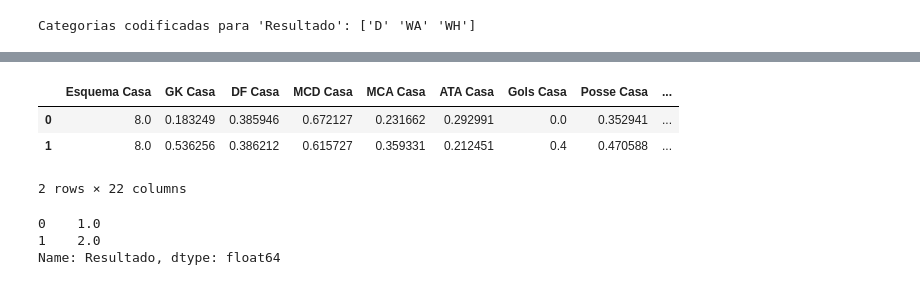
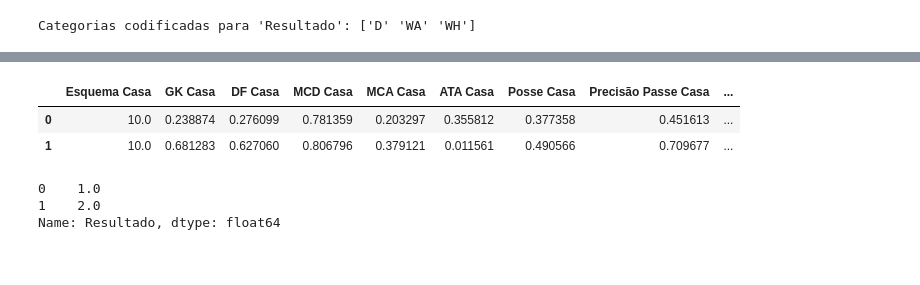
Before and after one commit to IgorScarpari/AI-System-for-Football-Analysis, a Jupyter notebook: AI System for Football Team Analysis.ipynb, the cells around one changed output, grey strips where cells are left out. Drawn from its saved outputs; the diff is of its cells as text; code cells hidden in the pictures.

```diff
--- a/AI System for Football Team Analysis.ipynb
+++ b/AI System for Football Team Analysis.ipynb
@@ -714,9 +556,9 @@ def calculateOverall(game, team, sector):
 # %%
 # Definir os nomes das colunas
 columns = ['Partida', 'Time Casa', 'Esquema Casa', 'GK Casa', 'DF Casa', 'MCD Casa', 'MCA Casa', 'ATA Casa',
-           'Gols Casa', 'Posse Casa', 'Precisão Passe Casa', 'Chutes Gol Casa', 'Defesas Casa',
+           'Posse Casa', 'Precisão Passe Casa', 'Chutes Gol Casa',
            'Time Fora', 'Esquema Fora', 'GK Fora', 'DF Fora', 'MCD Fora', 'MCA Fora', 'ATA Fora',
-           'Gols Fora', 'Posse Fora', 'Precisão Passe Fora', 'Chutes Gol Fora', 'Defesas Fora', 'Resultado']
+           'Posse Fora', 'Precisão Passe Fora', 'Chutes Gol Fora', 'Resultado']
 
 # Inicializar uma lista vazia para armazenar os dados
 data = []
@@ -735,10 +577,8 @@ for game in range(1, 39):
         overallHomeMCD = calculateOverall(game, row['Home'], 'MCD')
         overallHomeMCA = calculateOverall(game, row['Home'], 'MCA')
         overallHomeATA = calculateOverall(game, row['Home'], 'ATA')
-        homeGoal = df_Teams[(df_Teams['Home'] == row['Home']) & (df_Teams['Game'] == game)]['HomeGoal'].values[0]
         homePossession = df_Teams[(df_Teams['Home'] == row['Home']) & (df_Teams['Game'] == game)]['HomePossession'].values[0]
         homePassingAccuracy = df_Teams[(df_Teams['Home'] == row['Home']) & (df_Teams['Game'] == game)]['HomePassingAccuracy'].values[0]
-        homeShotsTarget = df_Teams[(df_Teams['Home'] == row['Home']) & (df_Teams['Game'] == game)]['HomeShotsTarget'].values[0]
         homeSaves = df_Teams[(df_Teams['Home'] == row['Home']) & (df_Teams['Game'] == game)]['HomeSaves'].values[0]
         away = df_Tactical[(df_Tactical['Game'] == game) & (df_Tactical['Team'] == row['Away'])]['Team'].iloc[0]
         schemaAway = df_Tactical[(df_Tactical['Game'] == game) & (df_Tactical['Team'] == row['Away'])]['Tactical'].iloc[0]
@@ -747,11 +587,9 @@ for game in range(1, 39):
         overallAwayMCD = calculateOverall(game, row['Away'], 'MCD')
         overallAwayMCA = calculateOverall(game, row['Away'], 'MCA')
         overallAwayATA = calculateOverall(game, row['Away'], 'ATA')
-        awayGoal = df_Teams[(df_Teams['Away'] == row['Away']) & (df_Teams['Game'] == game)]['AwayGoal'].values[0]
         awayPossession = df_Teams[(df_Teams['Away'] == row['Away']) & (df_Teams['Game'] == game)]['AwayPossession'].values[0]
         awayPassingAccuracy = df_Teams[(df_Teams['Away'] == row['Away']) & (df_Teams['Game'] == game)]['AwayPassingAccuracy'].values[0]
         awayShotsTarget = df_Teams[(df_Teams['Away'] == row['Away']) & (df_Teams['Game'] == game)]['AwayShotsTarget'].values[0]
-        awaySaves = df_Teams[(df_Teams['Away'] == row['Away']) & (df_Teams['Game'] == game)]['AwaySaves'].values[0]
 
         result = ''
         if(df_Teams[(df_Teams['Home'] == row['Home']) & (df_Teams['Game'] == game)]['HomeGoal'].values[0] > df_Teams[(df_Teams['Away'] == row['Away']) & (df_Teams['Game'] == game)]['AwayGoal'].values[0]):
@@ -763,9 +601,9 @@ for game in range(1, 39):
 
         # Adiciona os valores coletados na lista 'data' como uma sublista
         data.append([game, home, schemaHome, overallHomeGK, overallHomeDF, overallHomeMCD, overallHomeMCA, overallHomeATA,
-                     homeGoal, homePossession, homePassingAccuracy, homeShotsTarget, homeSaves,
+                     homePossession, homePassingAccuracy, homeSaves,
                      away, schemaAway, overallAwayGK, overallAwayDF, overallAwayMCD, overallAwayMCA, overallAwayATA,
-                     awayGoal, awayPossession, awayPassingAccuracy, awayShotsTarget, awaySaves, result])
+                     awayPossession, awayPassingAccuracy, awayShotsTarget, result])
 
 # Criar o DataFrame
 df_Analysis = pd.DataFrame(data, columns=columns)
@@ -1005,7 +972,6 @@ df_Analysis['Esquema Fora'] = encoder_schema_away.fit_transform(df_Analysis['Esq
 encoder_result = OrdinalEncoder()
 df_Analysis['Resultado'] = encoder_result.fit_transform(df_Analysis['Resultado'].values.reshape(-1,1))
 # %%
-#Verificar se será necessário a aplicação
 # Normalizando os dados das variáveis
 scaler_home_GK = MinMaxScaler()
 df_Analysis['GK Casa'] = scaler_home_GK.fit_transform(df_Analysis['GK Casa'].values.reshape(-1,1))
@@ -1017,16 +983,12 @@ scaler_home_MCA = MinMaxScaler()
 df_Analysis['MCA Casa'] = scaler_home_MCA.fit_transform(df_Analysis['MCA Casa'].values.reshape(-1,1))
 scaler_home_ATA = MinMaxScaler()
 df_Analysis['ATA Casa'] = scaler_home_ATA.fit_transform(df_Analysis['ATA Casa'].values.reshape(-1,1))
-scaler_home_Goal = MinMaxScaler()
-df_Analysis['Gols Casa'] = scaler_home_Goal.fit_transform(df_Analysis['Gols Casa'].values.reshape(-1,1))
 scaler_home_Possession = MinMaxScaler()
 df_Analysis['Posse Casa'] = scaler_home_Possession.fit_transform(df_Analysis['Posse Casa'].values.reshape(-1,1))
 scaler_home_PassingAccuracy = MinMaxScaler()
 df_Analysis['Precisão Passe Casa'] = scaler_home_PassingAccuracy.fit_transform(df_Analysis['Precisão Passe Casa'].values.reshape(-1,1))
 scaler_home_ShotsTarget = MinMaxScaler()
 df_Analysis['Chutes Gol Casa'] = scaler_home_ShotsTarget.fit_transform(df_Analysis['Chutes Gol Casa'].values.reshape(-1,1))
-scaler_home_Saves = MinMaxScaler()
-df_Analysis['Defesas Casa'] = scaler_home_Saves.fit_transform(df_Analysis['Defesas Casa'].values.reshape(-1,1))
 
 scaler_away_GK = MinMaxScaler()
 df_Analysis['GK Fora'] = scaler_away_GK.fit_transform(df_Analysis['GK Fora'].values.reshape(-1,1))
@@ -1038,16 +1000,12 @@ scaler_away_MCA = MinMaxScaler()
 df_Analysis['MCA Fora'] = scaler_away_MCA.fit_transform(df_Analysis['MCA Fora'].values.reshape(-1,1))
 scaler_away_ATA = MinMaxScaler()
 df_Analysis['ATA Fora'] = scaler_away_ATA.fit_transform(df_Analysis['ATA Fora'].values.reshape(-1,1))
-scaler_away_Goal = MinMaxScaler()
-df_Analysis['Gols Fora'] = scaler_away_Goal.fit_transform(df_Analysis['Gols Fora'].values.reshape(-1,1))
 scaler_away_Possession = MinMaxScaler()
 df_Analysis['Posse Fora'] = scaler_away_Possession.fit_transform(df_Analysis['Posse Fora'].values.reshape(-1,1))
 scaler_away_PassingAccuracy = MinMaxScaler()
 df_Analysis['Precisão Passe Fora'] = scaler_away_PassingAccuracy.fit_transform(df_Analysis['Precisão Passe Fora'].values.reshape(-1,1))
 scaler_away_ShotsTarget = MinMaxScaler()
 df_Analysis['Chutes Gol Fora'] = scaler_away_ShotsTarget.fit_transform(df_Analysis['Chutes Gol Fora'].values.reshape(-1,1))
-scaler_away_Saves = MinMaxScaler()
-df_Analysis['Defesas Fora'] = scaler_away_Saves.fit_transform(df_Analysis['Defesas Fora'].values.reshape(-1,1))
 # %%
 # Após ter ajustado (fit) o encoder no seu dataframe
 print("Categorias codificadas para 'Resultado':", encoder_result.categories_[0])
@@ -1136,15 +1091,15 @@ sns.heatmap(df_Analysis.corr(method = 'spearman'), annot=True)
 # %%
 # Armazenando as variáveis de entrada para o meu modelo.
 x = df_Analysis[['Esquema Casa', 'GK Casa', 'DF Casa', 'MCD Casa', 'MCA Casa', 'ATA Casa',
-                 'Gols Casa', 'Posse Casa', 'Precisão Passe Casa', 'Chutes Gol Casa', 'Defesas Casa',
+                  'Posse Casa', 'Precisão Passe Casa', 'Chutes Gol Casa',
                  'Esquema Fora', 'GK Fora', 'DF Fora', 'MCD Fora', 'MCA Fora', 'ATA Fora',
-                 'Gols Fora', 'Posse Fora', 'Precisão Passe Fora', 'Chutes Gol Fora', 'Defesas Fora']]
+                  'Posse Fora', 'Precisão Passe Fora', 'Chutes Gol Fora']]
+
 x.head(2)
 # %% [output]
-|  | Esquema Casa | GK Casa | DF Casa | MCD Casa | MCA Casa | ATA Casa | Gols Casa | Posse Casa | ... |
-| 0 | 8.0 | 0.183249 | 0.385946 | 0.672127 | 0.231662 | 0.292991 | 0.0 | 0.352941 | ... |
-| 1 | 8.0 | 0.536256 | 0.386212 | 0.615727 | 0.359331 | 0.212451 | 0.4 | 0.470588 | ... |
+|  | Esquema Casa | GK Casa | DF Casa | MCD Casa | MCA Casa | ATA Casa | Posse Casa | Precisão Passe Casa | ... |
+| 0 | 10.0 | 0.238874 | 0.276099 | 0.781359 | 0.203297 | 0.355812 | 0.377358 | 0.451613 | ... |
+| 1 | 10.0 | 0.681283 | 0.627060 | 0.806796 | 0.379121 | 0.011561 | 0.490566 | 0.709677 | ... |
-2 rows × 22 columns
 # %%
 # Armazenando as variável de saída para o meu modelo
 y = df_Analysis['Resultado']
```
Also changed, not shown: parts of 49 cells of this notebook.
